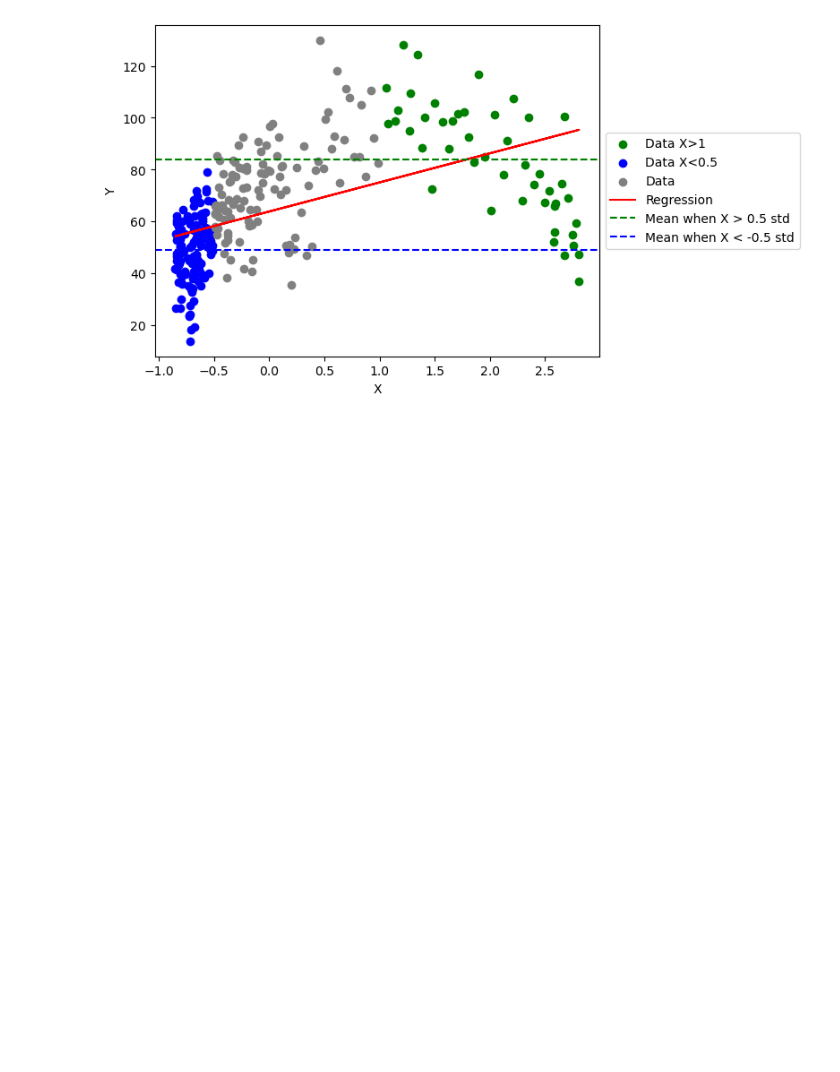
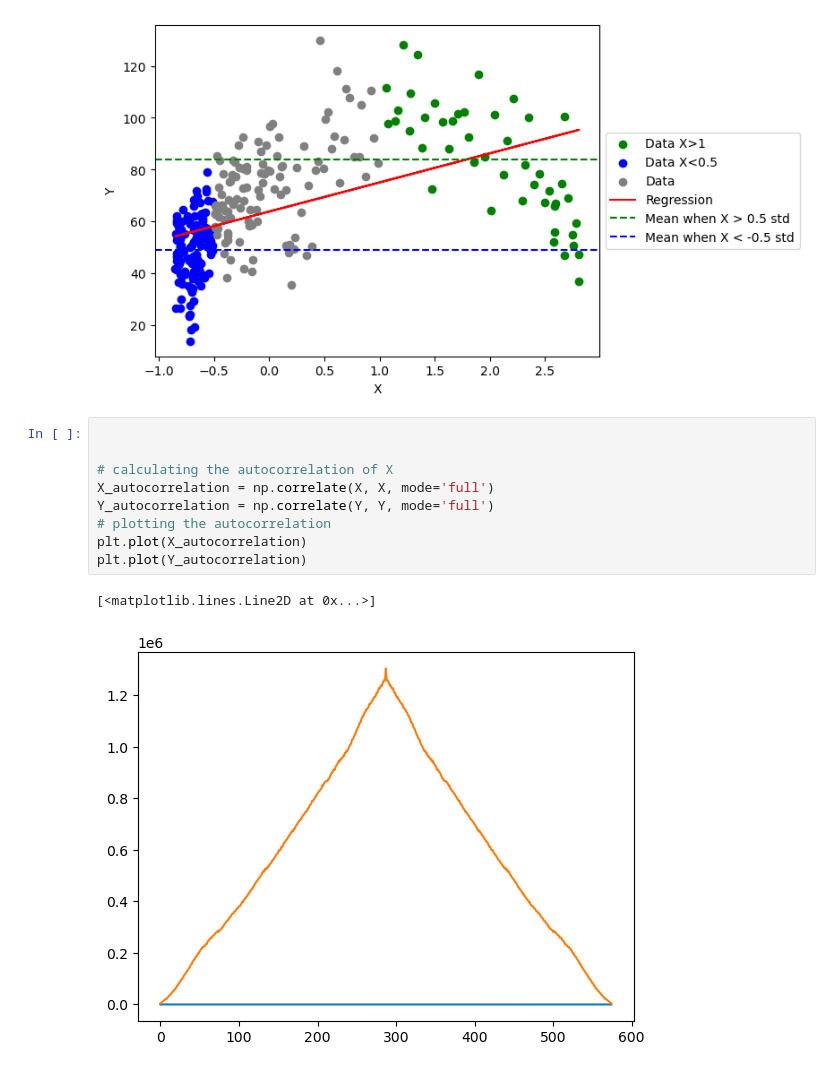
Before and after one commit to masoud-akbarzadeh/Objective_analysis_HW, a Jupyter notebook: hw3_Obj_A/hw3_pr2_obj_a.ipynb, the cells around one changed output. Saved outputs shown, nothing was run; the diff lists cells and outputs as text; blank space fills up the shorter version.

```diff
--- a/hw3_Obj_A/hw3_pr2_obj_a.ipynb
+++ b/hw3_Obj_A/hw3_pr2_obj_a.ipynb
@@ -202,3 +221,15 @@ plt.legend(loc='center left', bbox_to_anchor=(1, 0.5))
 plt.show()
 # %% [output]
 [figure]
+# %%
+
+
+# calculating the autocorrelation of X
+X_autocorrelation = np.correlate(X, X, mode='full')
+Y_autocorrelation = np.correlate(Y, Y, mode='full')
+# plotting the autocorrelation
+plt.plot(X_autocorrelation)
+plt.plot(Y_autocorrelation)
+# %% [output]
+[<matplotlib.lines.Line2D at 0x...>]
+[figure, added]
```
Also changed, not shown: parts of 4 cells of this notebook, 2 other files.
